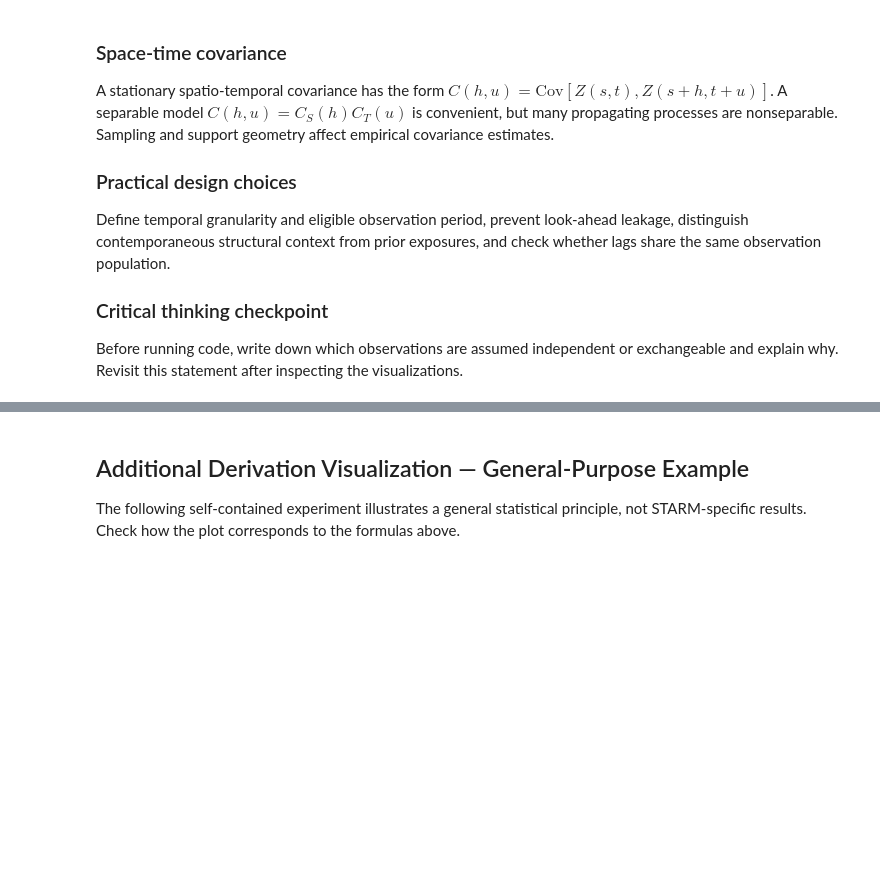
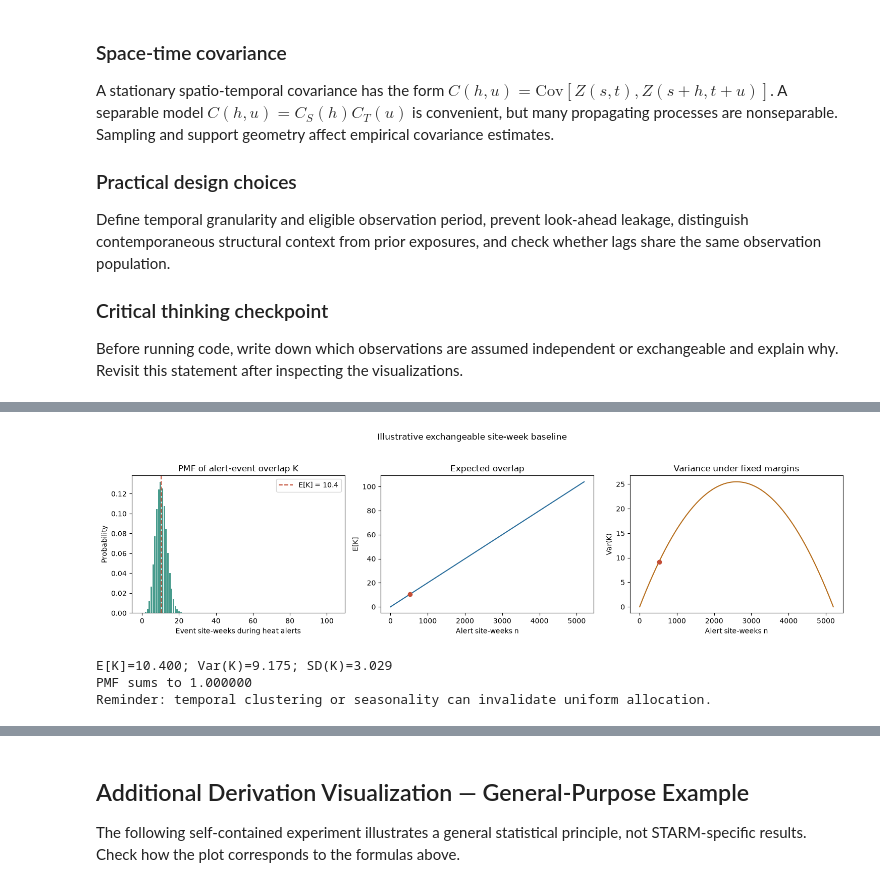
Before and after one commit to gisyaliny/math, a Jupyter notebook: _sources/docs/Spatial-statistics/Chapter_E_spatio-temporal_processes.ipynb, the cells around one changed output, grey strips where cells are left out. Saved outputs shown, nothing was run; the diff lists cells and outputs as text; code cells hidden in the pictures; blank space fills up the shorter version.

```diff
--- a/_sources/docs/Spatial-statistics/Chapter_E_spatio-temporal_processes.ipynb
+++ b/_sources/docs/Spatial-statistics/Chapter_E_spatio-temporal_processes.ipynb
@@ -55,0 +91,55 @@ Before running code, write down which observations are assumed independent or ex
+# %%
+import numpy as np
+import matplotlib.pyplot as plt
+from scipy.stats import hypergeom
+
+population_size = 5200
+event_site_weeks = 104
+heat_alert_site_weeks = 520
+possible_overlaps = np.arange(
+    max(0, heat_alert_site_weeks + event_site_weeks - population_size),
+    min(heat_alert_site_weeks, event_site_weeks) + 1,
+)
+overlap_probabilities = hypergeom.pmf(
+    possible_overlaps,
+    population_size,
+    event_site_weeks,
+    heat_alert_site_weeks,
+)
+expected_overlap = hypergeom.mean(
+    population_size, event_site_weeks, heat_alert_site_weeks
+)
+variance_overlap = hypergeom.var(
+    population_size, event_site_weeks, heat_alert_site_weeks
+)
+
+candidate_sizes = np.arange(population_size + 1)
+event_fraction = event_site_weeks / population_size
+expected_by_size = candidate_sizes * event_fraction
+variance_by_size = (
+    candidate_sizes * event_fraction * (1 - event_fraction)
+    * (population_size - candidate_sizes) / (population_size - 1)
+)
+
+fig, axes = plt.subplots(1, 3, figsize=(15, 4))
+axes[0].bar(possible_overlaps, overlap_probabilities, color="#278a78", alpha=0.85)
+axes[0].axvline(expected_overlap, color="#c34e36", linestyle="--", label=f"E[K] = {expected_overlap:.1f}")
+axes[0].set(title="PMF of alert-event overlap K", xlabel="Event site-weeks during heat alerts", ylabel="Probability")
+axes[0].legend()
+axes[1].plot(candidate_sizes, expected_by_size, color="#276c9b")
+axes[1].scatter([heat_alert_site_weeks], [expected_overlap], color="#c34e36", zorder=3)
+axes[1].set(title="Expected overlap", xlabel="Alert site-weeks n", ylabel="E[K]")
+axes[2].plot(candidate_sizes, variance_by_size, color="#b66c19")
+axes[2].scatter([heat_alert_site_weeks], [variance_overlap], color="#c34e36", zorder=3)
+axes[2].set(title="Variance under fixed margins", xlabel="Alert site-weeks n", ylabel="Var(K)")
+fig.suptitle("Illustrative exchangeable site-week baseline", y=1.04)
+fig.tight_layout()
+plt.show()
+print(f"E[K]={expected_overlap:.3f}; Var(K)={variance_overlap:.3f}; SD(K)={np.sqrt(variance_overlap):.3f}")
+print(f"PMF sums to {overlap_probabilities.sum():.6f}")
+print("Reminder: temporal clustering or seasonality can invalidate uniform allocation.")
+# %% [output]
+[figure, added]
+E[K]=10.400; Var(K)=9.175; SD(K)=3.029
+PMF sums to 1.000000
+Reminder: temporal clustering or seasonality can invalidate uniform allocation.
```
Also changed, not shown: parts of 6 cells of this notebook, 13 other files.
